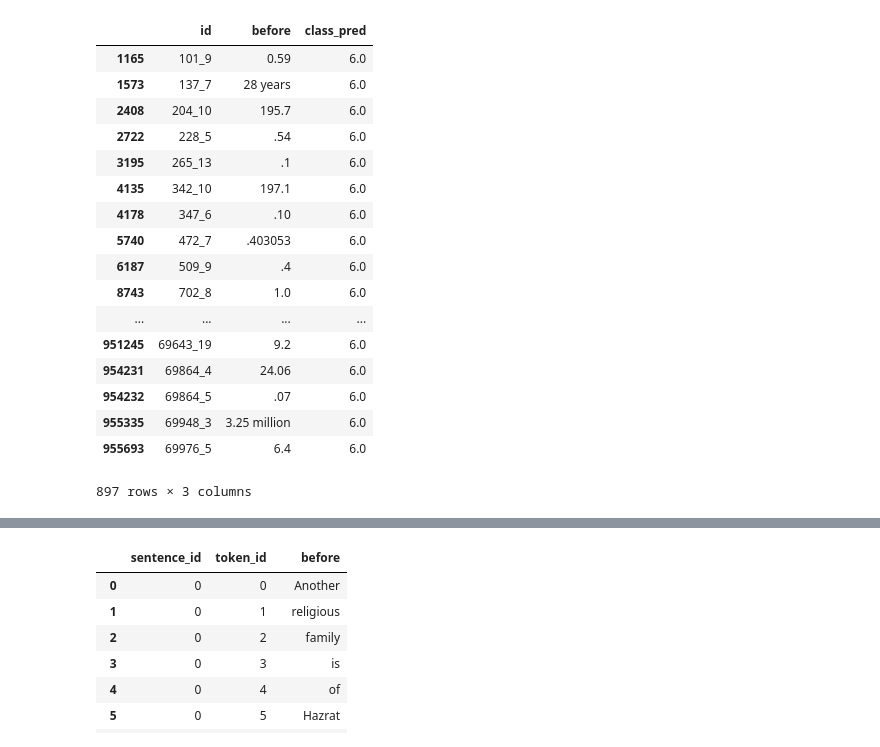
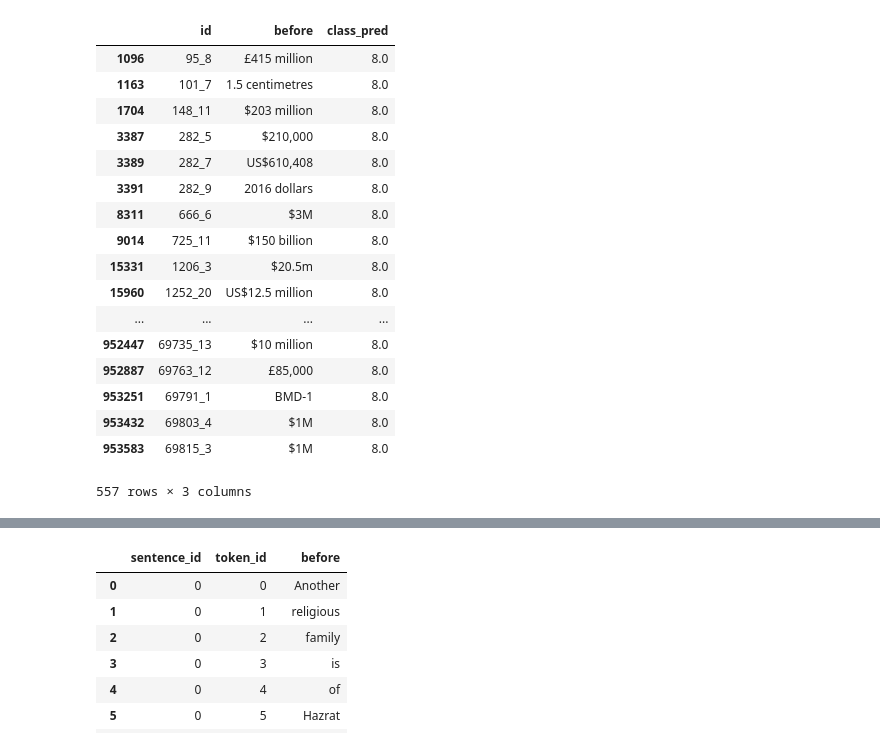
Before and after one commit to applenob/text_normalization, a Jupyter notebook: notebooks/class_pred_check.ipynb, the cells around one changed output, grey strips where cells are left out. Drawn from its saved outputs; the diff is of its cells as text; code cells hidden in the pictures.

```diff
--- a/notebooks/class_pred_check.ipynb
+++ b/notebooks/class_pred_check.ipynb
@@ -4,5 +5,5 @@ import numpy as np
 # %%
-pred_file = "../output/class_pred_16.v2.csv"
+pred_file = "../output/class_pred_16_fixed.v2.5.csv"
 baseline_file = "../output/baseline.csv"
 test_file = "../input/en_test_2.csv"
 # %%
@@ -38,22 +109,22 @@ Name: class_pred, dtype: int64
 # %%
-pred_df.loc[pred_df["class_pred"].apply(lambda i: index2label[i]) == "DECIMAL"]
+pred_df.loc[pred_df["class_pred"].apply(lambda i: index2label[i]) == "MONEY"]
 # %% [output]
 |  | id | before | class_pred |
-| 1165 | 101_9 | 0.59 | 6.0 |
-| 1573 | 137_7 | 28 years | 6.0 |
-| 2408 | 204_10 | 195.7 | 6.0 |
-| 2722 | 228_5 | .54 | 6.0 |
-| 3195 | 265_13 | .1 | 6.0 |
-| 4135 | 342_10 | 197.1 | 6.0 |
-| 4178 | 347_6 | .10 | 6.0 |
-| 5740 | 472_7 | .403053 | 6.0 |
-| 6187 | 509_9 | .4 | 6.0 |
-| 8743 | 702_8 | 1.0 | 6.0 |
+| 1096 | 95_8 | £415 million | 8.0 |
+| 1163 | 101_7 | 1.5 centimetres | 8.0 |
+| 1704 | 148_11 | $203 million | 8.0 |
+| 3387 | 282_5 | $210,000 | 8.0 |
+| 3389 | 282_7 | US$610,408 | 8.0 |
+| 3391 | 282_9 | 2016 dollars | 8.0 |
+| 8311 | 666_6 | $3M | 8.0 |
+| 9014 | 725_11 | $150 billion | 8.0 |
+| 15331 | 1206_3 | $20.5m | 8.0 |
+| 15960 | 1252_20 | US$12.5 million | 8.0 |
 | ... | ... | ... | ... |
-| 951245 | 69643_19 | 9.2 | 6.0 |
-| 954231 | 69864_4 | 24.06 | 6.0 |
-| 954232 | 69864_5 | .07 | 6.0 |
-| 955335 | 69948_3 | 3.25 million | 6.0 |
-| 955693 | 69976_5 | 6.4 | 6.0 |
+| 952447 | 69735_13 | $10 million | 8.0 |
+| 952887 | 69763_12 | £85,000 | 8.0 |
+| 953251 | 69791_1 | BMD-1 | 8.0 |
+| 953432 | 69803_4 | $1M | 8.0 |
+| 953583 | 69815_3 | $1M | 8.0 |
-897 rows × 3 columns
+557 rows × 3 columns
 # %%
```
Also changed, not shown: parts of 11 cells of this notebook, 32 other files.
